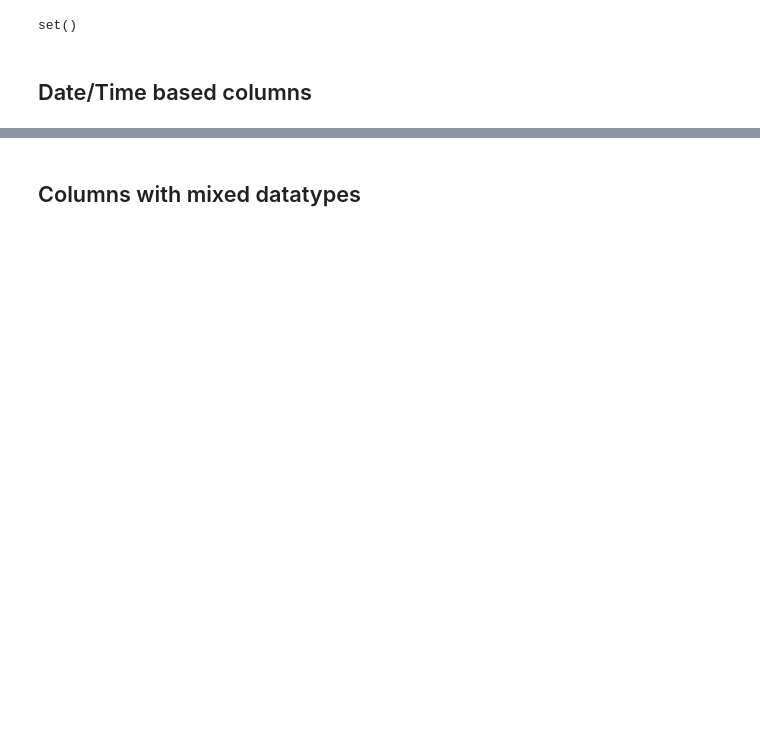
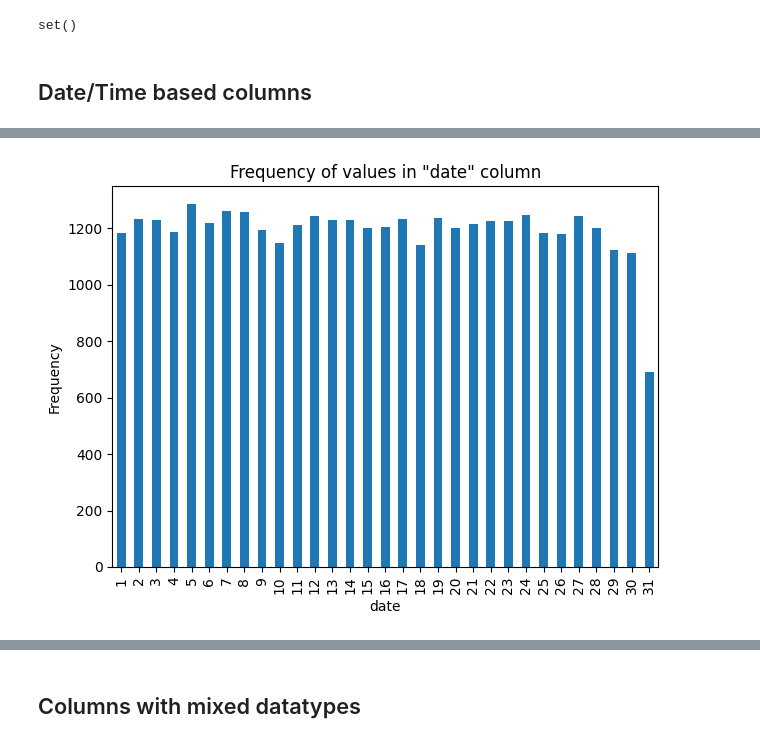
Before and after one commit to aviraljain99/customer-churn-analysis, a Jupyter notebook: dataset_eda.ipynb, the cells around one changed output, grey strips where cells are left out. Drawn from its saved outputs; the diff is of its cells as text; code cells hidden in the pictures; blank space fills up the shorter version.

```diff
--- a/dataset_eda.ipynb
+++ b/dataset_eda.ipynb
@@ -103,19 +95,4 @@ import matplotlib.pyplot as plt
 # %%
-df_new['year'].plot.bar()
-
-# 1. Count occurrences and sort by the year (index)
-year_counts = df_new['year'].value_counts().sort_index()
-
-# 2. Create the bar chart
-# Converting index to string ensures each year gets a dedicated label
-plt.bar(year_counts.index.astype(str), year_counts.values, color='skyblue')
-
-# 3. Add labels and title
-plt.xlabel('Year')
-plt.ylabel('Count')
-plt.title('Distribution of Years')
-
-# 4. Optional: rotate labels if you have many years
-plt.xticks(rotation=45)
-
-plt.show()
+plot_frequency('date', df_new)
+# %% [output]
+[figure, added]
```
Also changed, not shown: parts of 18 cells of this notebook.
